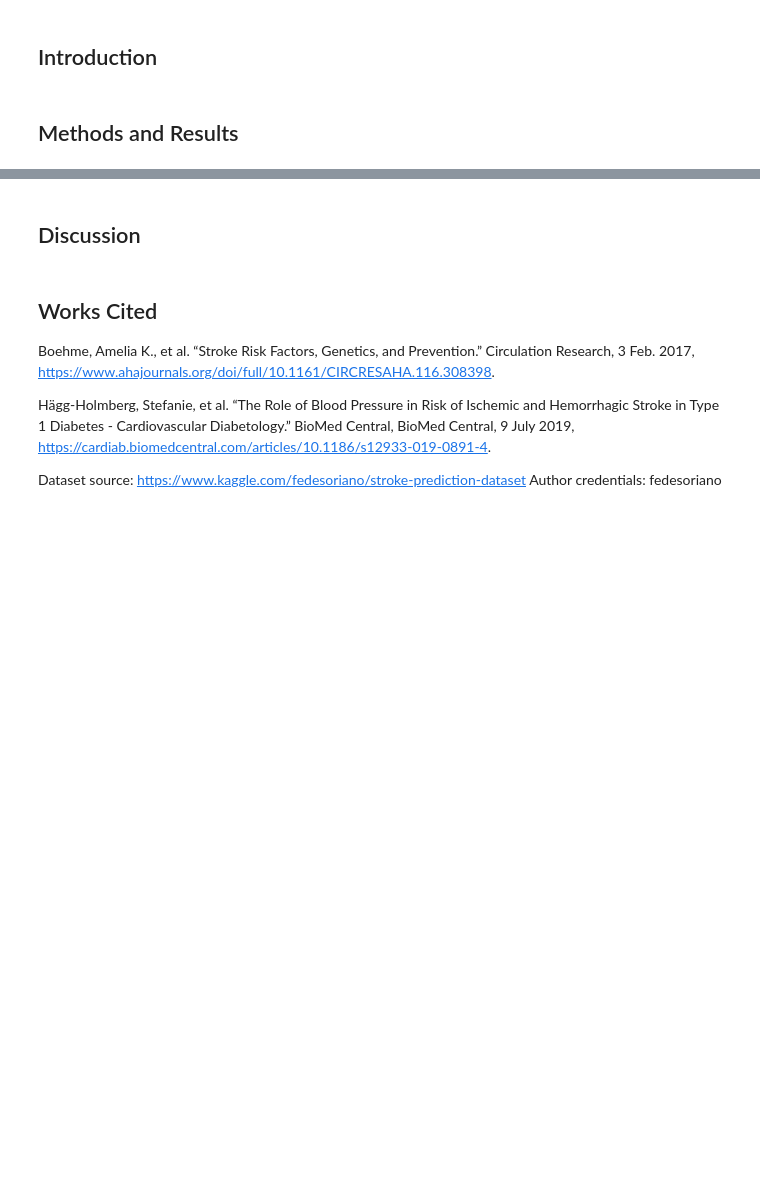
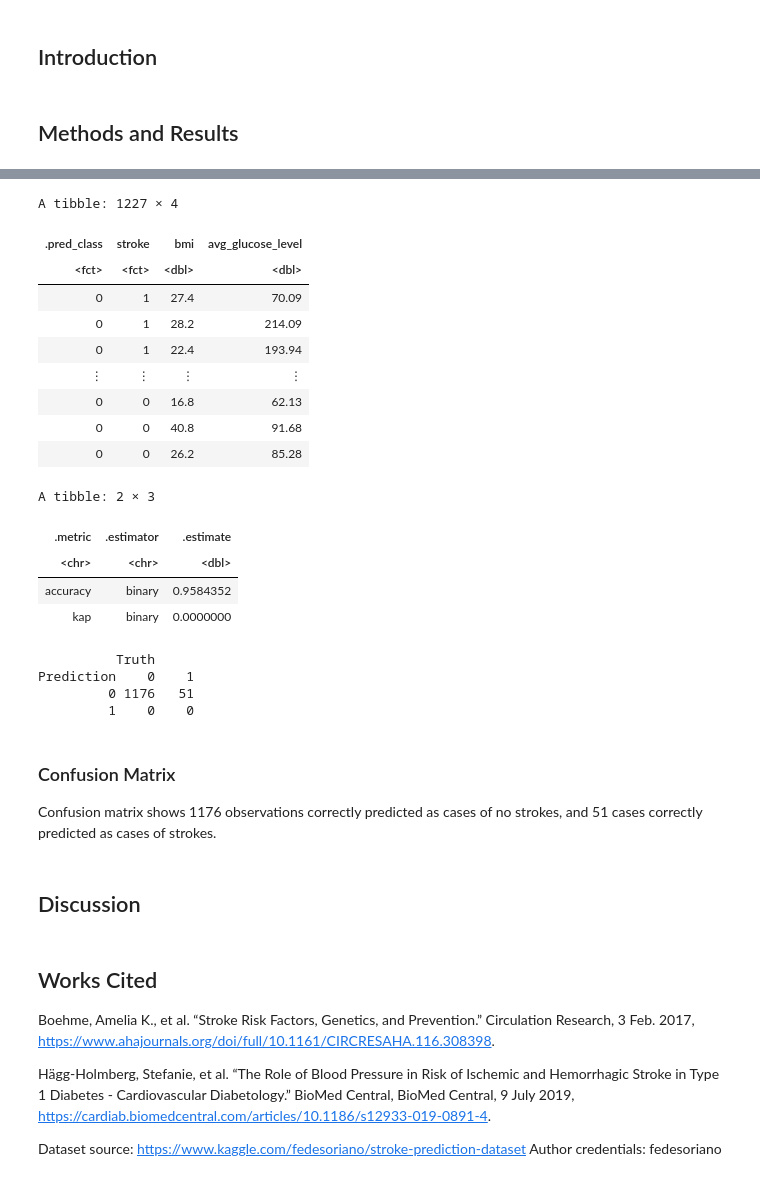
Before and after one commit to jordanjzhao/data-science-stroke-prediction, a Jupyter notebook: StrokePredictionClassification.ipynb, the cells around one changed output, grey strips where cells are left out. Drawn from its saved outputs; the diff is of its cells as text; code cells hidden in the pictures; blank space fills up the shorter version.

```diff
--- a/StrokePredictionClassification.ipynb
+++ b/StrokePredictionClassification.ipynb
@@ -114,0 +178,14 @@ ERROR: Error in recipe(stroke ~ bmi + avg_glucose_level, data = stroke_train) %>
+# %%
+# BUILD MODEL WITH BEST K
+
+# Using K = "X"
+best_spec <- nearest_neighbor(weight_func = "rectangular", neighbors = 9) %>%
+    set_engine("kknn") %>%
+    set_mode("classification")
+best_spec
+
+best_fit <- workflow() %>%
+    add_recipe(dummy_recipe) %>%
+    add_model(best_spec) %>%
+    fit(data = stroke_train)
+best_fit
@@ -115,3 +216,40 @@ ERROR: Error in recipe(stroke ~ bmi + avg_glucose_level, data = stroke_train) %>
+# %%
+# Use Final Model to Predict on Test Dataset
+
+stroke_predictions <- predict(best_fit, stroke_test) %>%
+    bind_cols(stroke_test)
+stroke_predictions
+
+stroke_metrics <- stroke_predictions %>%
+    metrics(truth = stroke, estimate = .pred_class)
+stroke_metrics
+
+stroke_conf_mat <- stroke_predictions %>%
+    conf_mat(truth = stroke, estimate = .pred_class)
+stroke_conf_mat
+# %% [output]
+A tibble: 1227 × 4
+| .pred_class | stroke | bmi | avg_glucose_level |
+| <fct> | <fct> | <dbl> | <dbl> |
+| 0 | 1 | 27.4 | 70.09 |
+| 0 | 1 | 28.2 | 214.09 |
+| 0 | 1 | 22.4 | 193.94 |
+| ⋮ | ⋮ | ⋮ | ⋮ |
+| 0 | 0 | 16.8 | 62.13 |
+| 0 | 0 | 40.8 | 91.68 |
+| 0 | 0 | 26.2 | 85.28 |
+A tibble: 2 × 3
+| .metric | .estimator | .estimate |
+| <chr> | <chr> | <dbl> |
+| accuracy | binary | 0.9584352 |
+| kap | binary | 0.0000000 |
+          Truth
+Prediction    0    1
+         0 1176   51
+         1    0    0
+# %% [markdown]
+### Confusion Matrix
+Confusion matrix shows 1176 observations correctly predicted as cases of no strokes, and 51 cases correctly predicted as cases of strokes.
 # %% [markdown]
 ## Discussion
 # %% [markdown]
```
Also changed, not shown: parts of 4 cells of this notebook.
